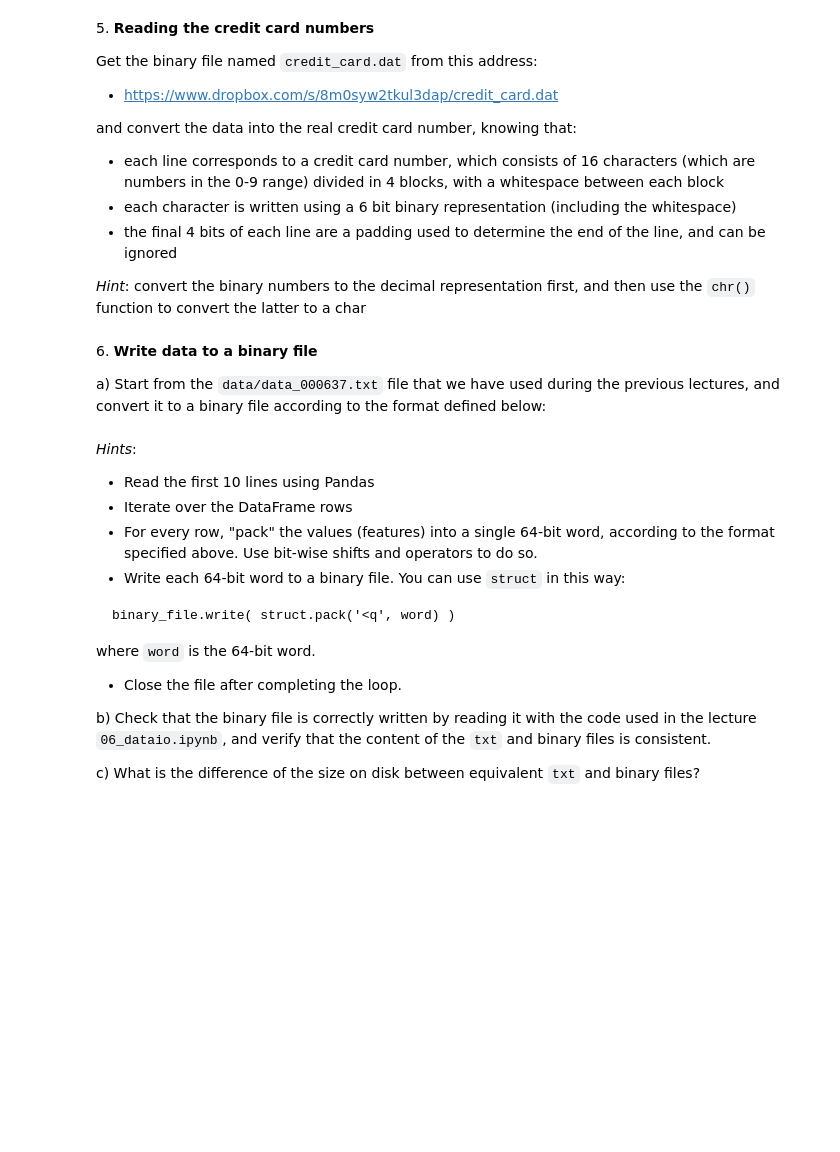
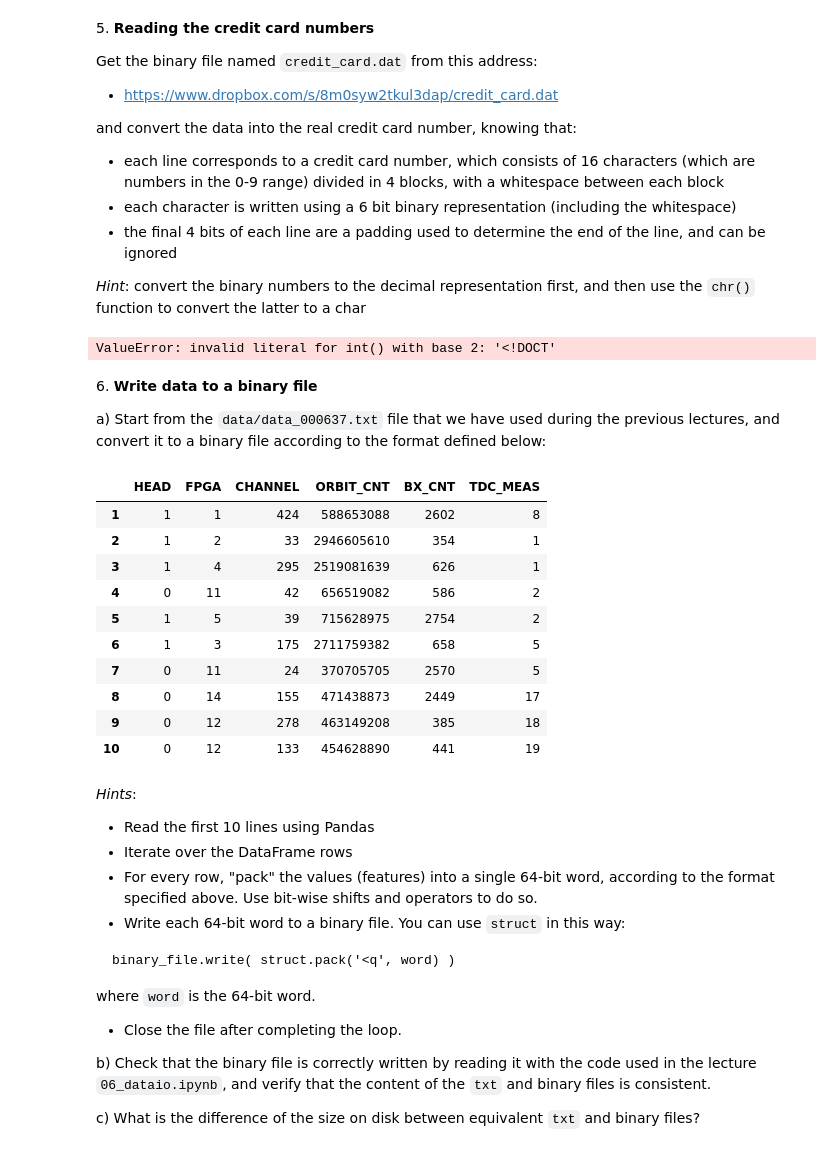
Before and after one commit to elisagg123/ScientificComputingWithPython2023, a Jupyter notebook: 06ex_dataio.ipynb, the cells around one changed output. Cells and saved outputs as stored; diff of their text form; code cells hidden in the pictures; blank space fills up the shorter version.

```diff
--- a/06ex_dataio.ipynb
+++ b/06ex_dataio.ipynb
@@ -203,6 +204,24 @@ and convert the data into the real credit card number, knowing that:
 - the final 4 bits of each line are a padding used to determine the end of the line, and can be ignored
 
 *Hint*: convert the binary numbers to the decimal representation first, and then use the `chr()` function to convert the latter to a char
+# %%
+filename = "./data/credit_card.dat"
+
+# Read the binary data and convert to real credit card numbers
+with open(filename, 'rb') as file:
+    for line in file:
+        # Decode binary line to string and remove trailing newline character
+        binary_string = line.decode('utf-8').rstrip()
+
+        # Remove padding (last 4 bits) and split into 6-bit chunks
+        binary_chunks = [binary_string[i:i + 6] for i in range(0, len(binary_string) - 4, 6)]
+
+        # Convert each 6-bit chunk to decimal and then to a character
+        credit_card_number = ''.join(chr(int(chunk, 2)) for chunk in binary_chunks)
+
+        print("Credit Card Number:", credit_card_number)
+# %% [output]
+ValueError: invalid literal for int() with base 2: '<!DOCT'
 # %% [markdown]
 6\. **Write data to a binary file**
 
@@ -213,3 +229,43 @@ Image("images/data_format.png")
+# %%
+from IPython.display import Image
+Image("images/data_format.png")
+
+data = {}
+
+with open('data_000637.txt', 'rb') as file:
+    file_content = file.read()
+    word_counter = 0
+    word_size = 8 # size of the word in bytes
+    for i in range(0, len(file_content), word_size):
+        word_counter += 1
+        if word_counter > 10: break
+        word = struct.unpack('<q', file_content[i : i + word_size])[0] # get an 8-byte word
+        head     = (word >> 62) & 0x3
+        fpga     = (word >> 58) & 0xF
+        tdc_chan = (word >> 49) & 0x1FF
+        orb_cnt  = (word >> 17) & 0xFFFFFFFF
+        bx       = (word >> 5 ) & 0xFFF
+        tdc_meas = (word >> 0 ) & 0x1F
+        #if i == 0: print ('{0}\t{1}\t{2}\t{3}\t{4}\t{5}'.format('HEAD', 'FPGA', 'CHANNEL', 'ORBIT_CNT', 'BX_CNT', 'TDC_MEAS'))
+        #print('{0}\t{1}\t{2}\t{3}\t{4}\t{5}'.format(head, fpga, tdc_chan, orb_cnt, bx, tdc_meas))
+        entry = {'HEAD' : head, 'FPGA' : fpga, 'CHANNEL' : tdc_chan, 'ORBIT_CNT' : orb_cnt, 'BX_CNT' : bx, 'TDC_MEAS' : tdc_meas}
+        #df = df.append(entry, ignore_index=True)
+        data[word_counter] = entry
+
+df = pd.DataFrame(data).T
+df
+# %% [output]
+|  | HEAD | FPGA | CHANNEL | ORBIT_CNT | BX_CNT | TDC_MEAS |
+| 1 | 1 | 1 | 424 | 588653088 | 2602 | 8 |
+| 2 | 1 | 2 | 33 | 2946605610 | 354 | 1 |
+| 3 | 1 | 4 | 295 | 2519081639 | 626 | 1 |
+| 4 | 0 | 11 | 42 | 656519082 | 586 | 2 |
+| 5 | 1 | 5 | 39 | 715628975 | 2754 | 2 |
+| 6 | 1 | 3 | 175 | 2711759382 | 658 | 5 |
+| 7 | 0 | 11 | 24 | 370705705 | 2570 | 5 |
+| 8 | 0 | 14 | 155 | 471438873 | 2449 | 17 |
+| 9 | 0 | 12 | 278 | 463149208 | 385 | 18 |
+| 10 | 0 | 12 | 133 | 454628890 | 441 | 19 |
 # %% [markdown]
 *Hints*:
 - Read the first 10 lines using Pandas
```
Also changed, not shown: parts of 5 cells of this notebook, 7 other files.
